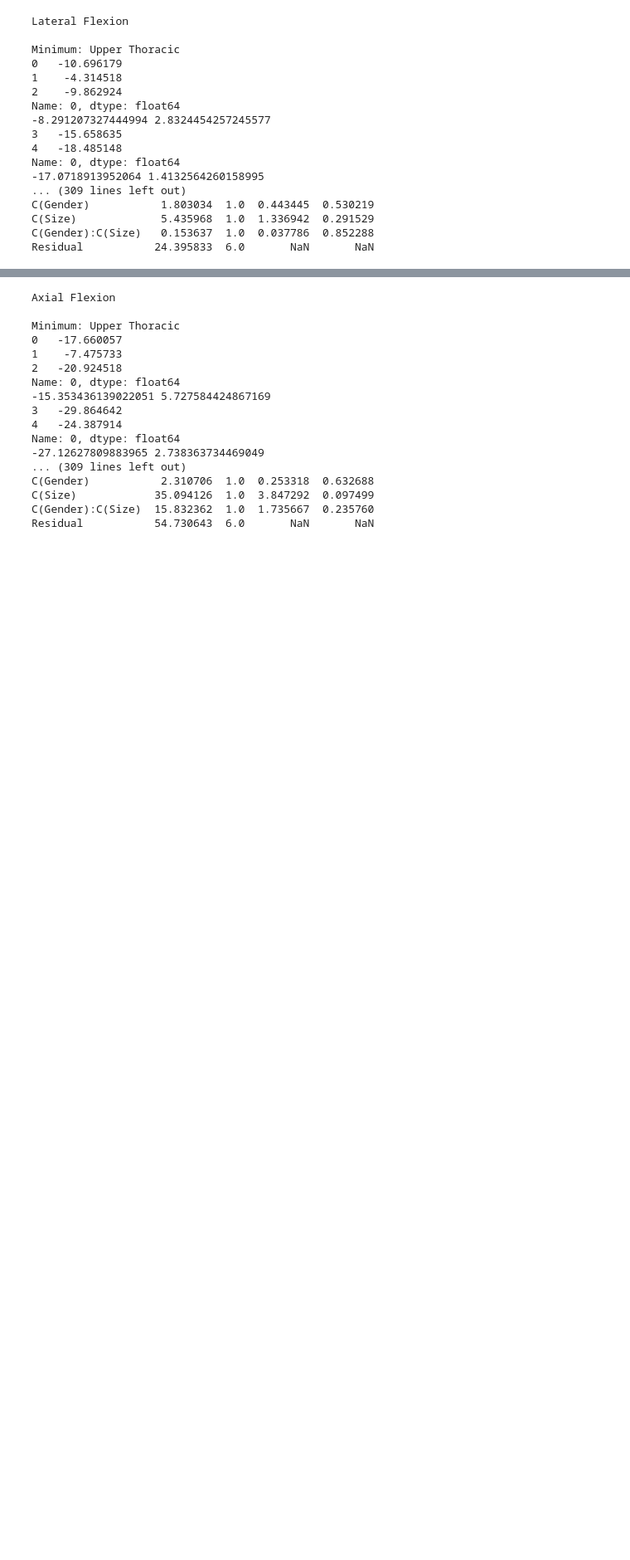
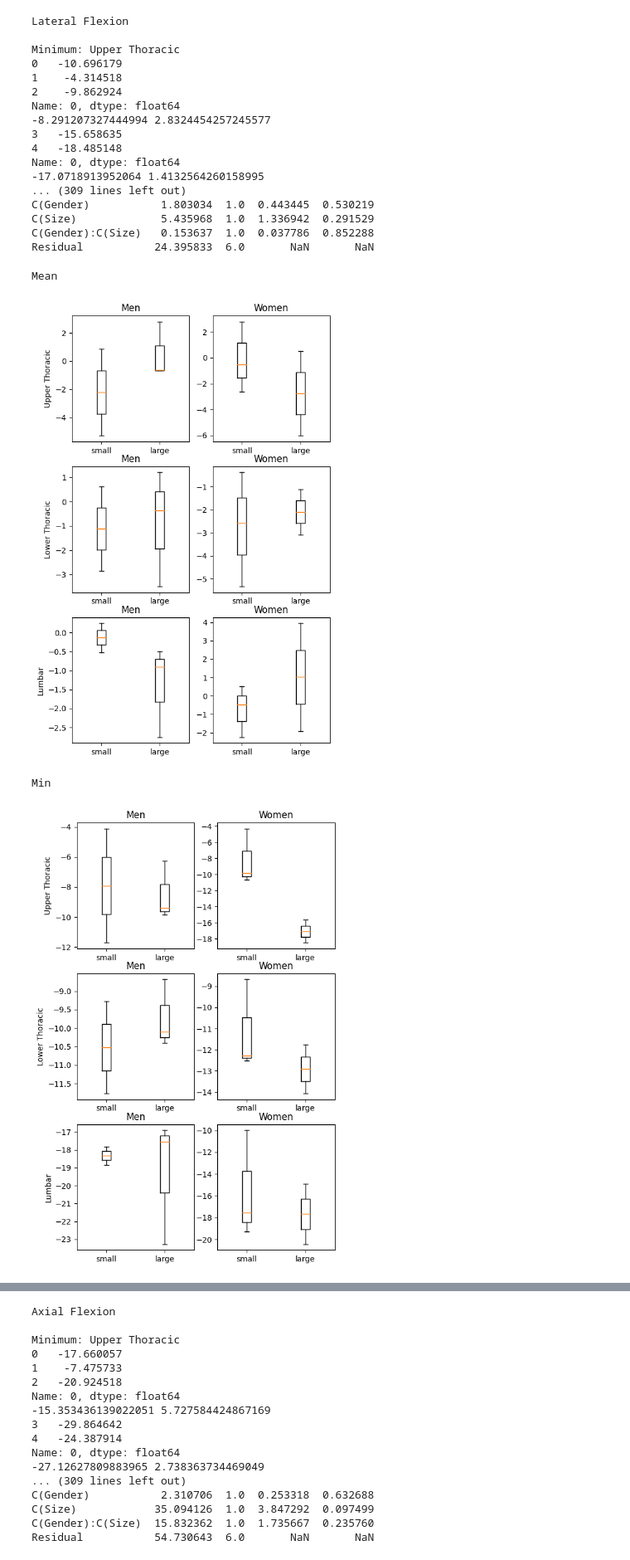
Before and after one commit to GraceHerchenroder/Thesis, a Jupyter notebook: Thesis_Statistics_Walking_Newest.ipynb, the cells around one changed output, grey strips where cells are left out. Shown: that part at 83% size. Cells and saved outputs as stored; diff of their text form; code cells hidden in the pictures; blank space fills up the shorter version.

```diff
--- a/Thesis_Statistics_Walking_Newest.ipynb
+++ b/Thesis_Statistics_Walking_Newest.ipynb
@@ -519,3 +565,15 @@ C(Gender)           1.803034  1.0  0.443445  0.530219
 C(Size)             5.435968  1.0  1.336942  0.291529
 C(Gender):C(Size)   0.153637  1.0  0.037786  0.852288
 Residual           24.395833  6.0       NaN       NaN
+# %%
+print('Mean')
+box_whisker(mean_walk_lat)
+print('Min')
+box_whisker(min_walk_lat)
+print('Max')
+box_whisker(max_walk_lat)
+# %% [output]
+Mean
+[figure, added]
+Min
+[figure, added]
```
Also changed, not shown: parts of 5 cells of this notebook.
